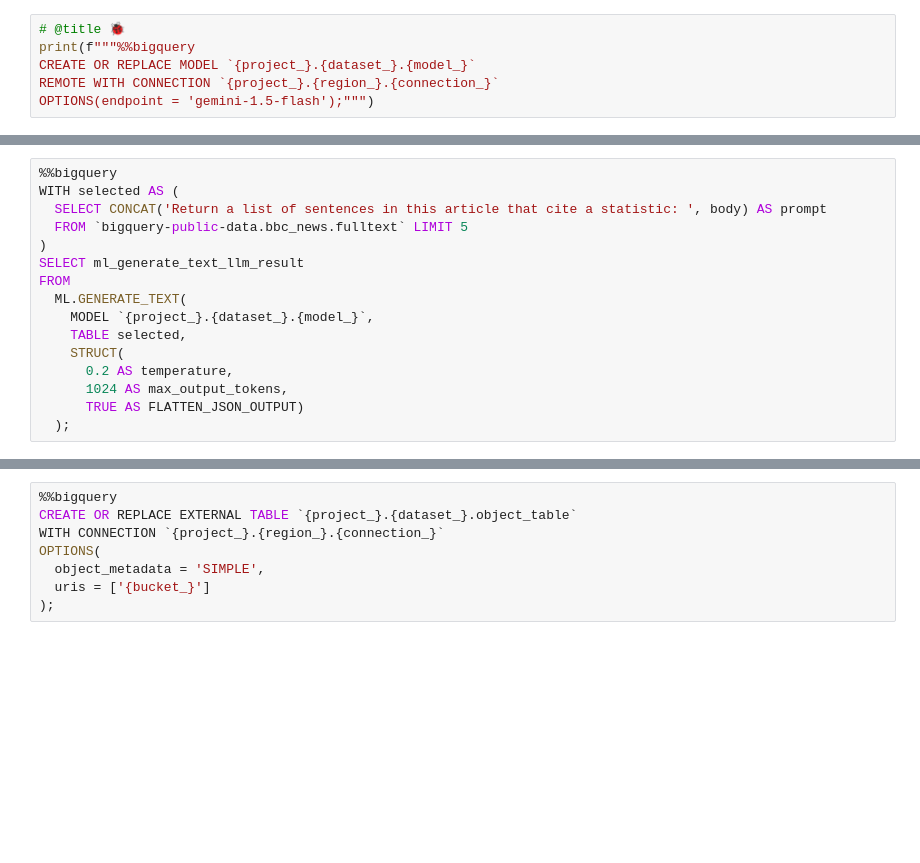
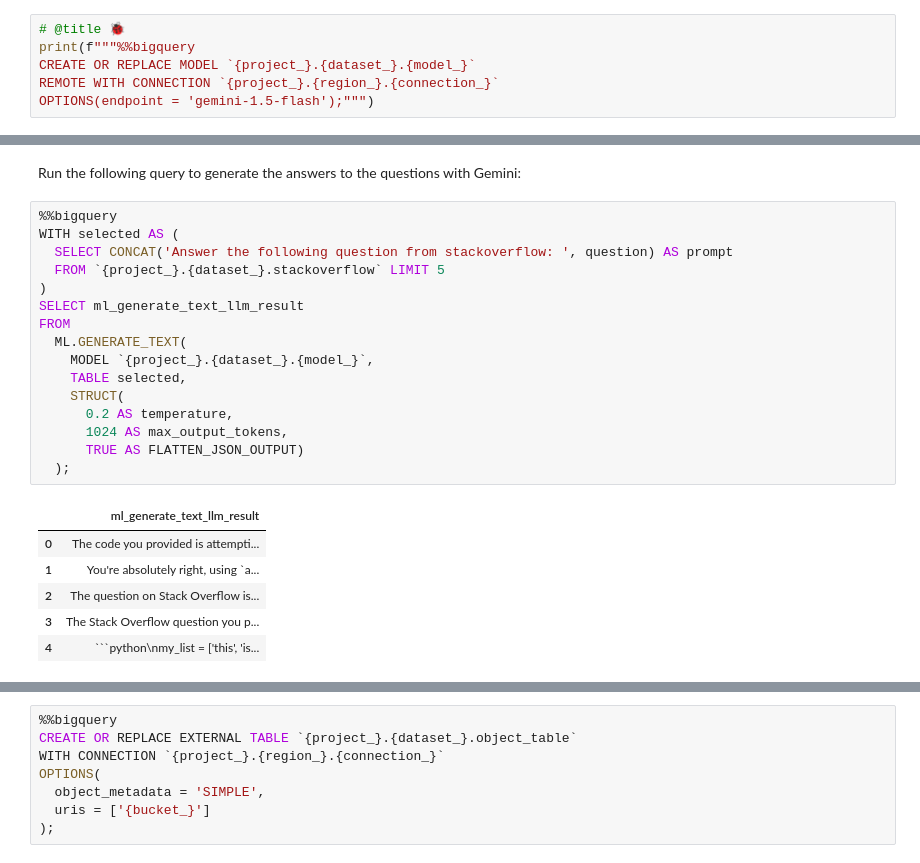
Before and after one commit to fuxs/notebooks, a Jupyter notebook: Gemini_BQ.ipynb, the cells around one changed output, grey strips where cells are left out. Cells and saved outputs as stored; diff of their text form; blank space fills up the shorter version.

````diff
--- a/Gemini_BQ.ipynb
+++ b/Gemini_BQ.ipynb
@@ -269,19 +392,28 @@ The public dateset `bigquery-public-data.bbc_news.fulltext` is located in the re
+# %% [markdown]
+Run the following query to generate the answers to the questions with Gemini:
 # %%
 %%bigquery
 WITH selected AS (
-  SELECT CONCAT('Return a list of sentences in this article that cite a statistic: ', body) AS prompt
-  FROM `bigquery-public-data.bbc_news.fulltext` LIMIT 5
+  SELECT CONCAT('Answer the following question from stackoverflow: ', question) AS prompt
+  FROM `{project_}.{dataset_}.stackoverflow` LIMIT 5
 )
 SELECT ml_generate_text_llm_result
 FROM
   ML.GENERATE_TEXT(
     MODEL `{project_}.{dataset_}.{model_}`,
     TABLE selected,
     STRUCT(
       0.2 AS temperature,
       1024 AS max_output_tokens,
       TRUE AS FLATTEN_JSON_OUTPUT)
   );
+# %% [output]
+|  | ml_generate_text_llm_result |
+| 0 | The code you provided is attempti... |
+| 1 | You're absolutely right, using `a... |
+| 2 | The question on Stack Overflow is... |
+| 3 | The Stack Overflow question you p... |
+| 4 | ```python\nmy_list = ['this', 'is... |
 # %%
 # @title 🐞
 print(f"""%%bigquery
````
Also changed, not shown: parts of 32 cells of this notebook.
